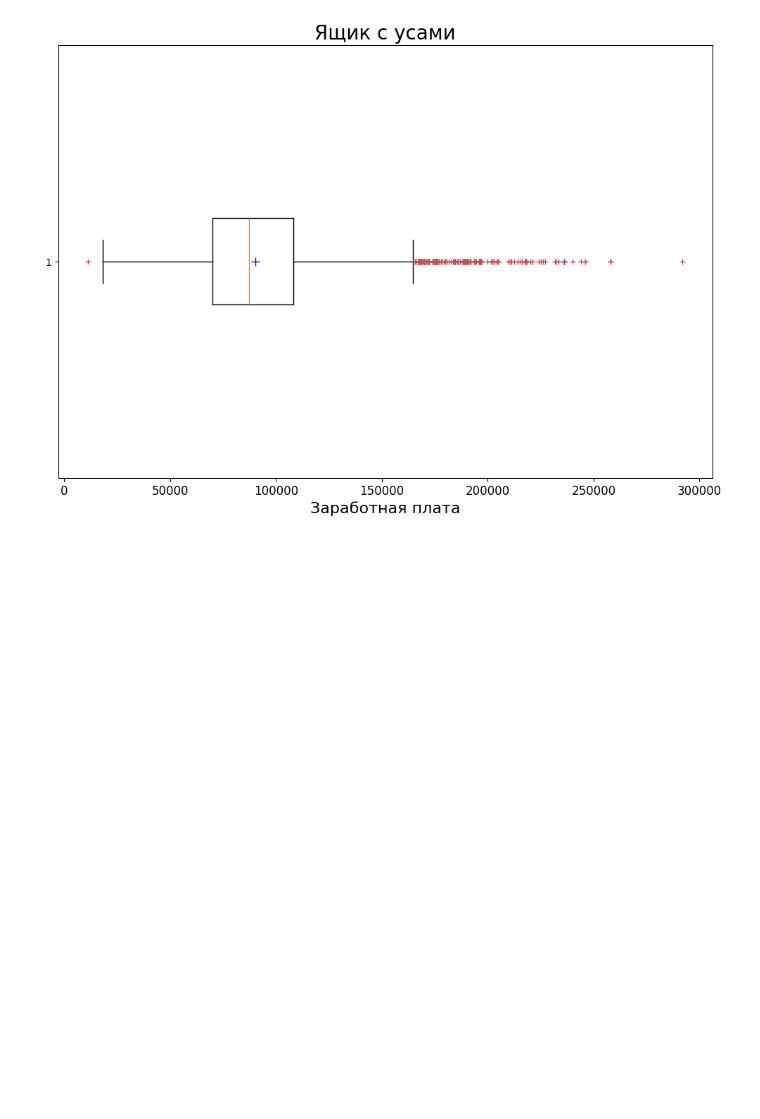
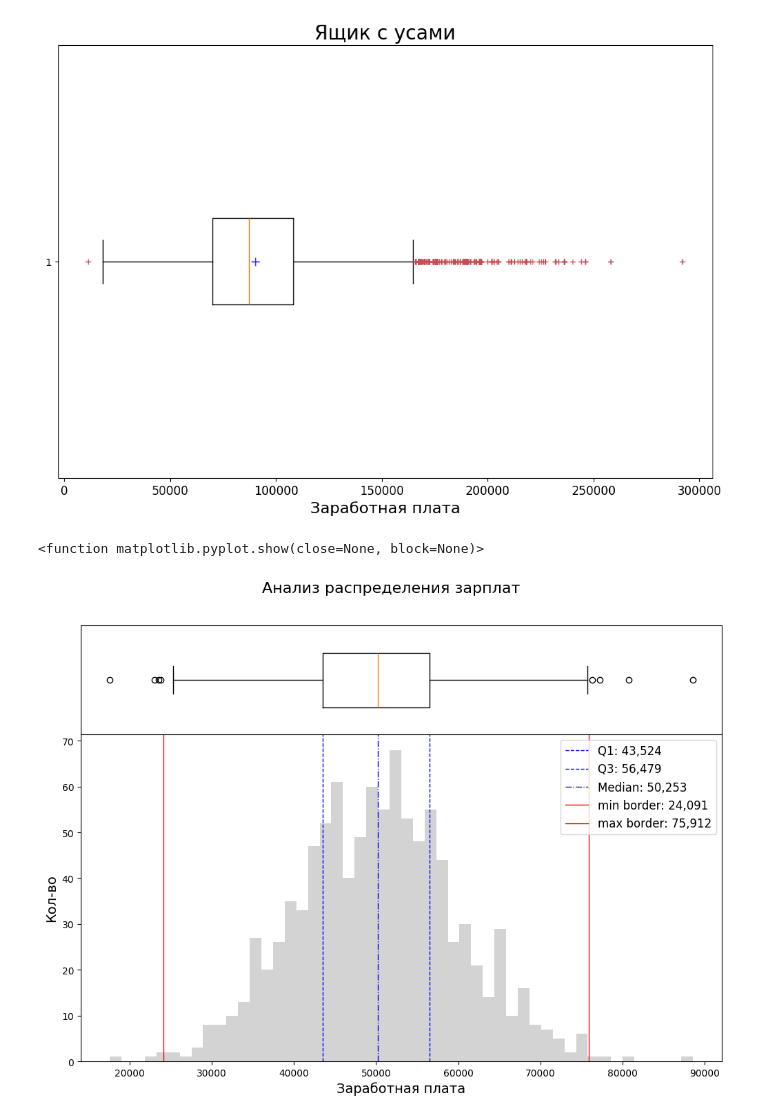
Before and after one commit to Korablinr54/Statistics, a Jupyter notebook: Основы статистики.ipynb, the cells around one changed output. Saved outputs shown, nothing was run; the diff lists cells and outputs as text; code cells hidden in the pictures; blank space fills up the shorter version.

Commit message:
Ящик с усами - 5, визуализация - 2

```diff
--- a/Основы статистики.ipynb
+++ b/Основы статистики.ipynb
@@ -624,3 +623,58 @@ plt.xticks(fontsize = 12)
 plt.show()
 # %% [output]
 [figure]
+# %%
+# определение фигуры
+fig, (ax_boxplot, ax_hist) = plt.subplots(2, 1, # 2 ячейки в одном столбике
+                                          figsize = (12, 8), # определение размера
+                                          gridspec_kw={'height_ratios': [1, 3]}) # соотношение 1 и 2 графика
+
+fig.suptitle('Анализ распределения зарплат', fontsize=16)
+# Настройка отступов
+plt.subplots_adjust(top= 0.9, # top=0.9 уменьшает отступ сверху
+                    hspace=0)  # настройка отступов между графиками
+
+# настройка ящика с усами
+ax_boxplot.boxplot(x = emp['base_salary'],
+                   vert = False,
+                   widths = 0.5,
+                   whis = 1.5
+)
+# удаляем подписи значений на осях для ящика с усами
+ax_boxplot.set_xticks([])
+ax_boxplot.set_yticks([])
+
+# настройка гистограммы распределения
+ax_hist.hist(x = emp['base_salary'],
+             bins = 50,
+             color = 'lightgrey')
+
+# настройка подписей осей
+ax_hist.set_xlabel('Заработная плата', fontsize = 14)
+ax_hist.tick_params(axis = 'x', labelsize = 10)
+ax_hist.set_ylabel('Кол-во', fontsize = 14)
+ax_hist.tick_params(axis = 'y', labelsize = 10)
+
+# дополнительыне вычисления
+Q1 = np.quantile(emp['base_salary'], 0.25)
+Q2 = np.quantile(emp['base_salary'], 0.5)
+Q3 = np.quantile(emp['base_salary'], 0.75)
+IQR = Q3 - Q1
+low_border = Q1 - IQR * 1.5
+high_border = Q3 + IQR * 1.5
+
+# вывод дополнительных строк
+ax_hist.axvline(x = Q1, color = 'blue', linestyle = '--', linewidth = 1, label = f'Q1: {Q1:,.0f}')
+ax_hist.axvline(x = Q3, color = 'blue', linestyle = '--', linewidth = 1, label = f'Q3: {Q3:,.0f}')
+ax_hist.axvline(x = Q2, color = 'blue', linestyle = '-.', linewidth = 1, label = f'Median: {Q2:,.0f}')
+ax_hist.axvline(x = low_border, color = 'red', linestyle = '-', linewidth = 1, label = f'min border: {low_border:,.0f}')
+ax_hist.axvline(x = high_border, color = 'red', linestyle = '-', linewidth = 1, label = f'max border: {high_border:,.0f}')
+
+# легенда
+plt.legend(fontsize = 12, loc='upper right')
+
+# выводим график на экран
+plt.show
+# %% [output]
+<function matplotlib.pyplot.show(close=None, block=None)>
+[figure, added]
```
Also changed, not shown: parts of 6 cells of this notebook.
